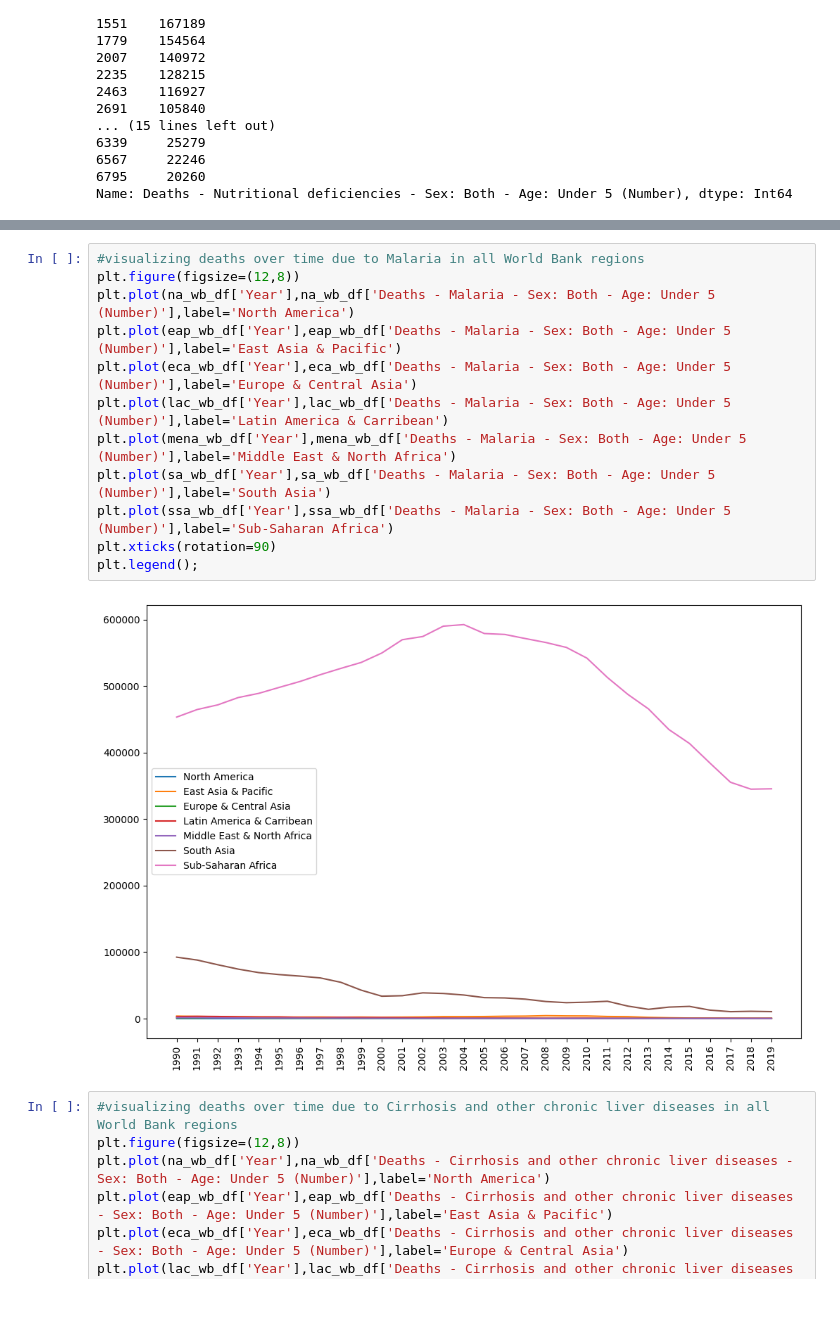
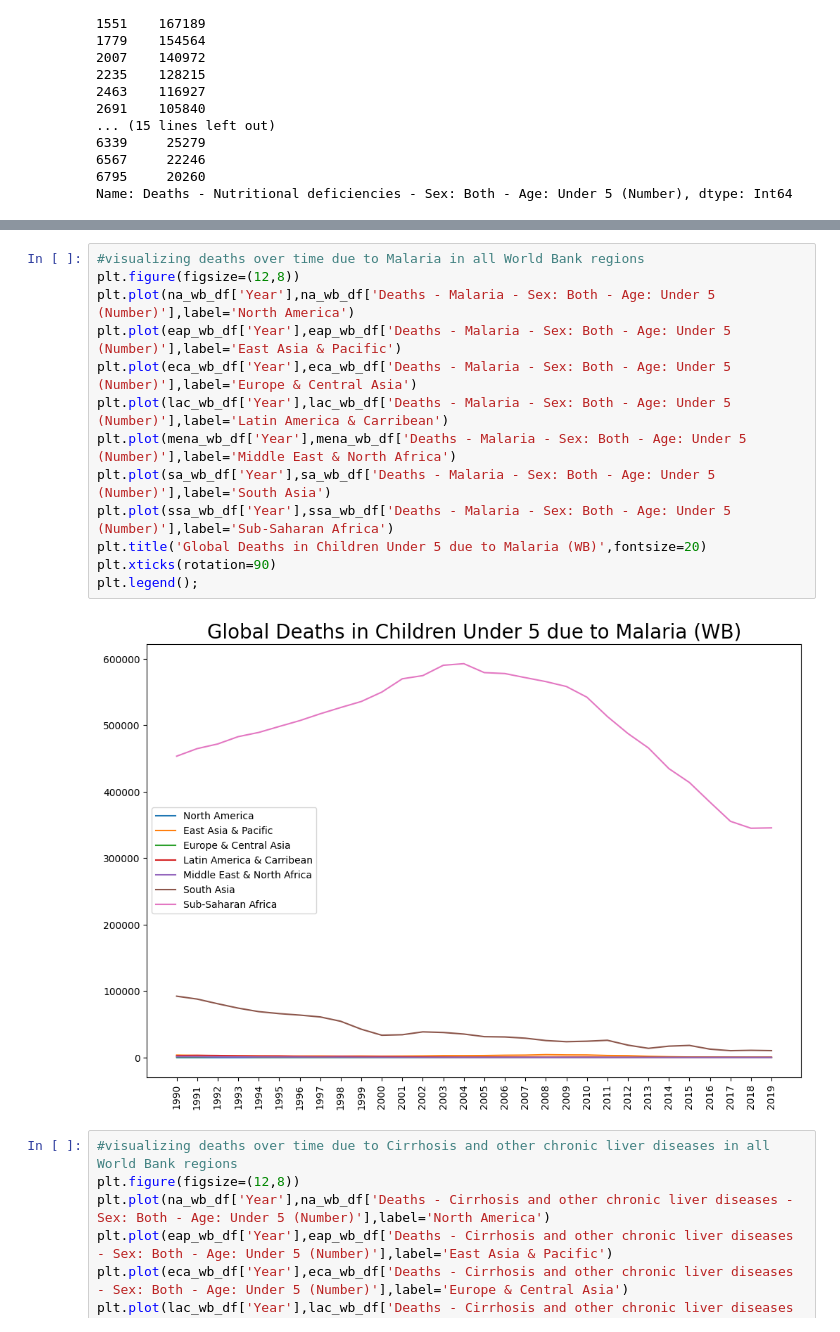
Before and after one commit to dantrainor9/Causes-of-Death, a Jupyter notebook: Causes_of_Death.ipynb, the cells around one changed output, grey strips where cells are left out. Saved outputs shown, nothing was run; the diff lists cells and outputs as text; blank space fills up the shorter version.

```diff
--- a/Causes_of_Death.ipynb
+++ b/Causes_of_Death.ipynb
@@ -364,17 +380,18 @@ plt.legend();
 # %%
 #visualizing deaths over time due to Malaria in all World Bank regions
 plt.figure(figsize=(12,8))
 plt.plot(na_wb_df['Year'],na_wb_df['Deaths - Malaria - Sex: Both - Age: Under 5 (Number)'],label='North America')
 plt.plot(eap_wb_df['Year'],eap_wb_df['Deaths - Malaria - Sex: Both - Age: Under 5 (Number)'],label='East Asia & Pacific')
 plt.plot(eca_wb_df['Year'],eca_wb_df['Deaths - Malaria - Sex: Both - Age: Under 5 (Number)'],label='Europe & Central Asia')
 plt.plot(lac_wb_df['Year'],lac_wb_df['Deaths - Malaria - Sex: Both - Age: Under 5 (Number)'],label='Latin America & Carribean')
 plt.plot(mena_wb_df['Year'],mena_wb_df['Deaths - Malaria - Sex: Both - Age: Under 5 (Number)'],label='Middle East & North Africa')
 plt.plot(sa_wb_df['Year'],sa_wb_df['Deaths - Malaria - Sex: Both - Age: Under 5 (Number)'],label='South Asia')
 plt.plot(ssa_wb_df['Year'],ssa_wb_df['Deaths - Malaria - Sex: Both - Age: Under 5 (Number)'],label='Sub-Saharan Africa')
+plt.title('Global Deaths in Children Under 5 due to Malaria (WB)',fontsize=20)
 plt.xticks(rotation=90)
 plt.legend();
 # %% [output]
-[figure, old version]
+[figure, new version]
 # %%
 #visualizing deaths over time due to Cirrhosis and other chronic liver diseases in all World Bank regions
 plt.figure(figsize=(12,8))
```
Also changed, not shown: parts of 2 cells of this notebook.
